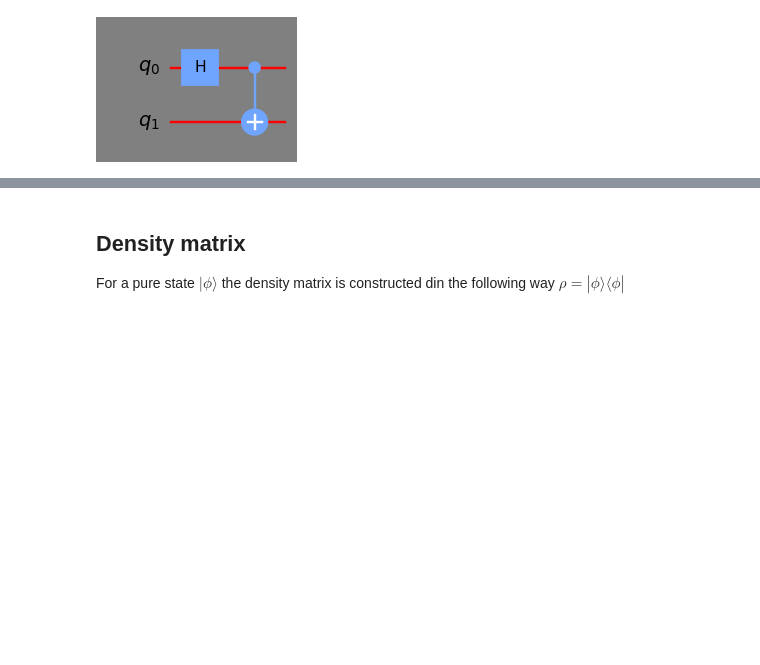
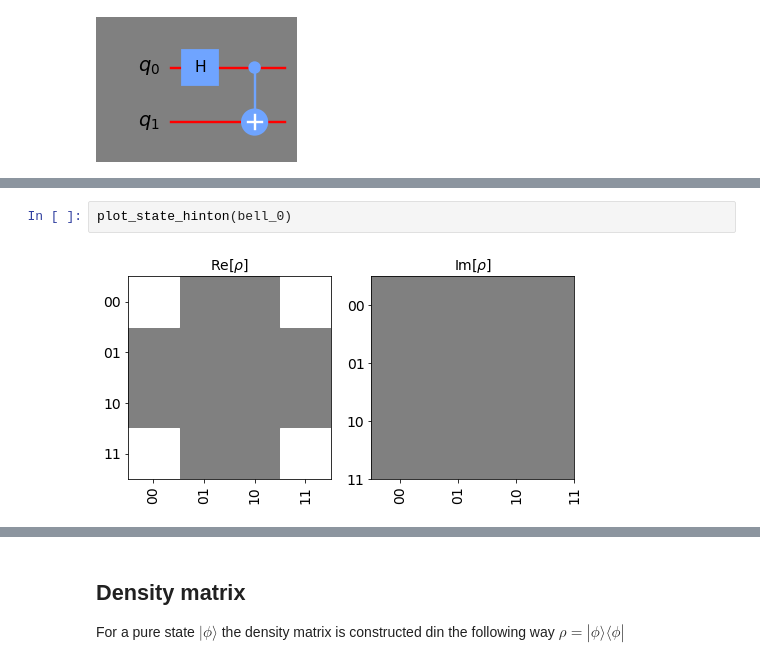
Before and after one commit to petr-ivashkov/qiskit-cert-workbook, a Jupyter notebook: workbook.ipynb, the cells around one changed output, grey strips where cells are left out. Saved outputs shown, nothing was run; the diff lists cells and outputs as text; blank space fills up the shorter version.

```diff
--- a/workbook.ipynb
+++ b/workbook.ipynb
@@ -531,0 +549,4 @@ bell_0.draw('mpl',scale = 1.2, style=style, fold=-1)
+# %%
+plot_state_hinton(bell_0)
+# %% [output]
+[figure, added]
```
Also changed, not shown: parts of 13 cells of this notebook.
